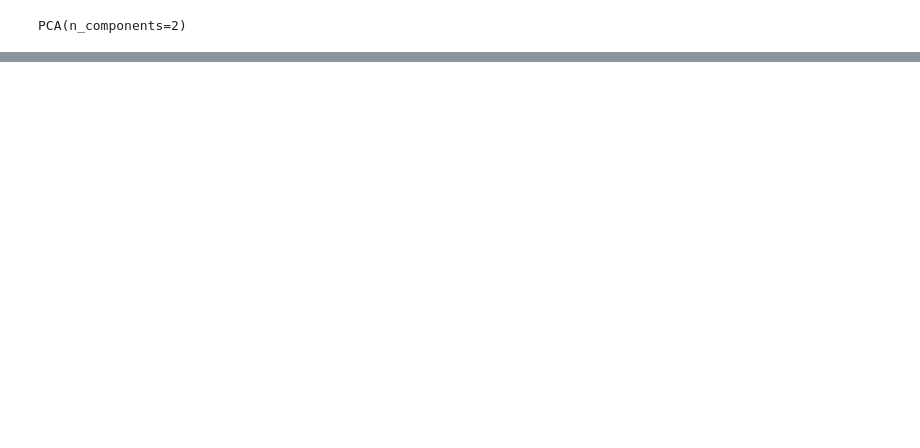
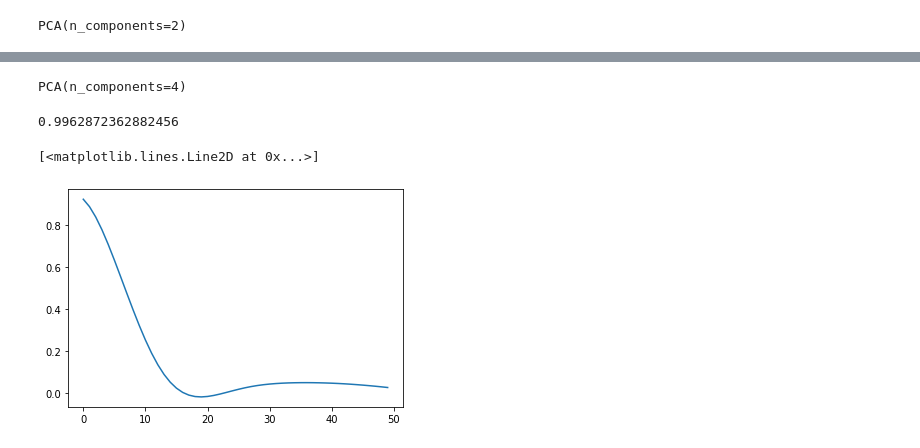
Before and after one commit to AKovalyuk/ecg-classification, a Jupyter notebook: notebook.ipynb, the cells around one changed output, grey strips where cells are left out. Saved outputs shown, nothing was run; the diff lists cells and outputs as text; code cells hidden in the pictures; blank space fills up the shorter version.

```diff
--- a/notebook.ipynb
+++ b/notebook.ipynb
@@ -57,0 +85,18 @@ np.sum(pca.explained_variance_ratio_)
+# %%
+chest_pca = PCA(n_components=4)
+chest_pca.fit(chest_leads)
+# %% [output]
+PCA(n_components=4)
+# %%
+np.sum(chest_pca.explained_variance_ratio_)
+# %% [output]
+0.9962872362882456
+# %%
+def crosscorr(x, y, lag):
+    return pd.Series(x).corr(pd.Series(y).shift(lag))
+# %%
+corr = [crosscorr(chest_leads.T[0], chest_leads.T[1], i) for i in range(0, 50)]
+plt.plot(range(0, 50), corr)
+# %% [output]
+[<matplotlib.lines.Line2D at 0x...>]
+[figure, added]
```
Also changed, not shown: parts of 22 cells of this notebook.
